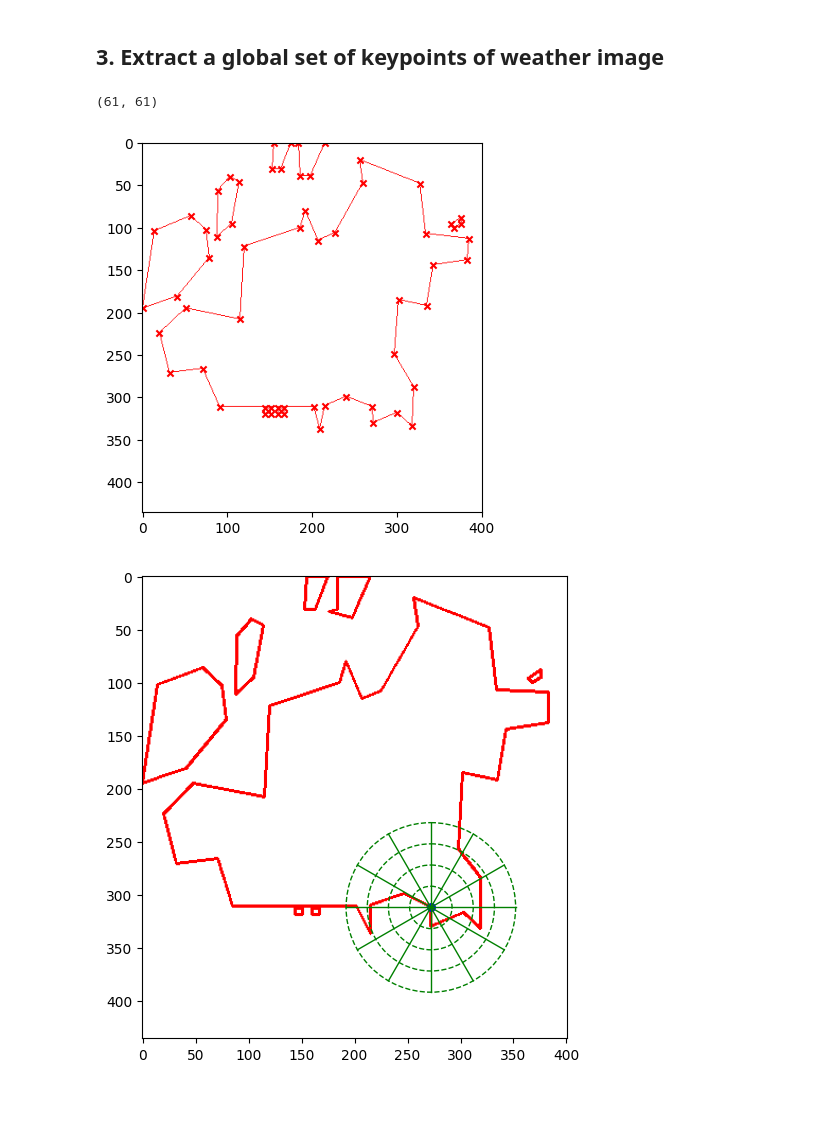
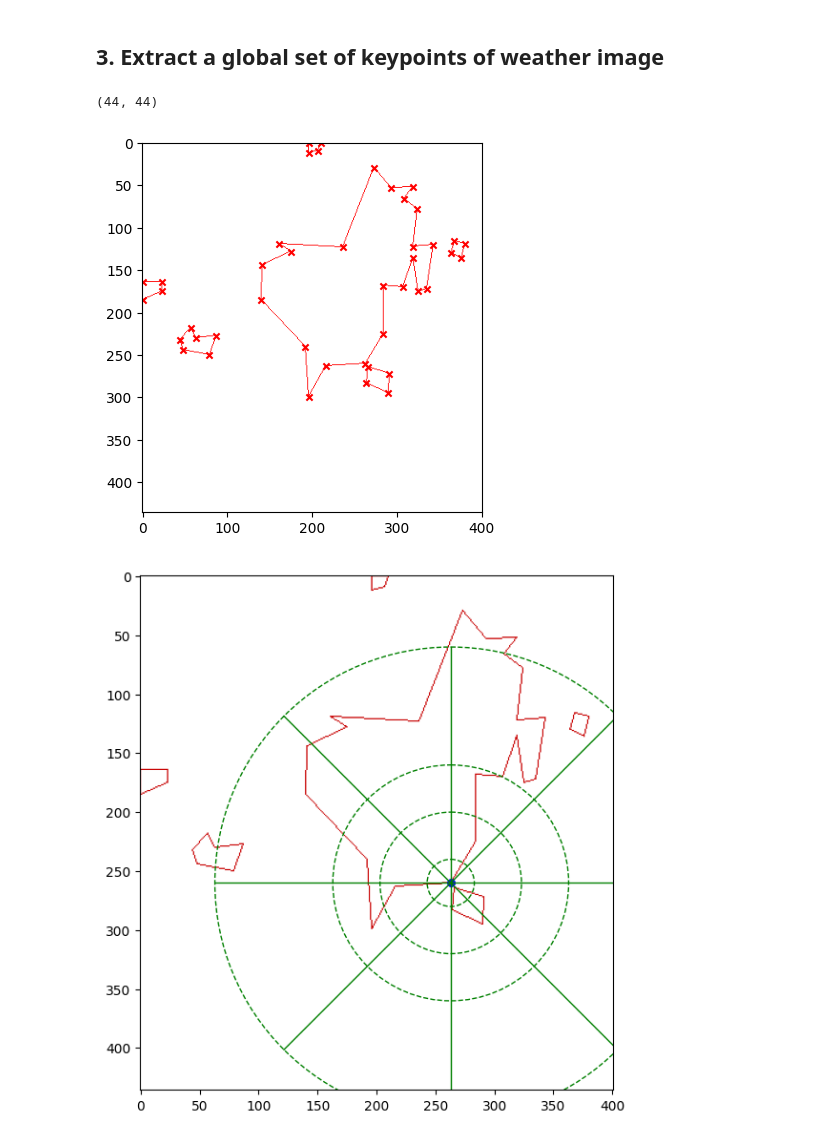
Before and after one commit to quochieu586/Thunderstorm-Nowcasting-Geometry-Topology-Approach, a Jupyter notebook: polygon_represent.ipynb, the cells around one changed output. Saved outputs shown, nothing was run; the diff lists cells and outputs as text; code cells hidden in the pictures; blank space fills up the shorter version.

```diff
--- a/polygon_represent.ipynb
+++ b/polygon_represent.ipynb
@@ -45,7 +44,7 @@ sorted_color[:3]
 # %% [markdown]
 ## 2. Extract contours
 # %%
-contours_img, contours, colors  = extract_contour_by_dbz(src_img, thresholds=[20], sorted_color=sorted_color)
+contours_img, contours, colors  = extract_contour_by_dbz(src_img, thresholds=[30], sorted_color=sorted_color)
 contours = sorted([polygon for polygon in contours[0] if cv2.contourArea(polygon) >= 15], key=lambda x: cv2.contourArea(x), reverse=True)
 print(f"Number of polygons = {len(contours)}")
 
@@ -116,7 +115,7 @@ def plot_shape_vector(contours, point_A, radii, num_sectors):
 radii = [20, 60, 100, 200]
 num_sectors = 8
 
-point = simplified_contours[0][0][0]
+point = simplified_contours[0][9][0]
 features_vector = construct_shape_vector(polygons, point, radii=radii, num_sectors=num_sectors)
 
 plot_shape_vector(simplified_contours, point, radii, num_sectors)
@@ -128,8 +127,6 @@ plot_shape_vector(simplified_contours, point, radii, num_sectors)
 points = [point for contour in simplified_contours for point in contour.squeeze(1)]
 
 point_features = []
-radii = [20, 40, 60, 80]
-num_sectors = 12
 
 for point in points:
     try:
@@ -141,7 +138,7 @@ for point in points:
 
 len(points), len(point_features)
 # %% [output]
-(61, 61)
+(44, 44)
 # %%
 blank_img = np.ones_like(src_img, np.int16) * 255
 cv2.drawContours(blank_img, simplified_contours, contourIdx=-1, color=(255, 0, 0), thickness=1)
@@ -152,9 +149,9 @@ for point in points:
 
 plt.show()
 # %% [output]
-[figure, old version]
+[figure, new version]
 # %%
-plot_shape_vector(simplified_contour_list, points[20], radii=radii, num_sectors=num_sectors)
+plot_shape_vector(simplified_contours, points[9], radii=radii, num_sectors=num_sectors)
 plt.show()
 # %% [output]
-[figure, old version]
+[figure, new version]
```
Also changed, not shown: parts of 4 cells of this notebook, 8 other files.
